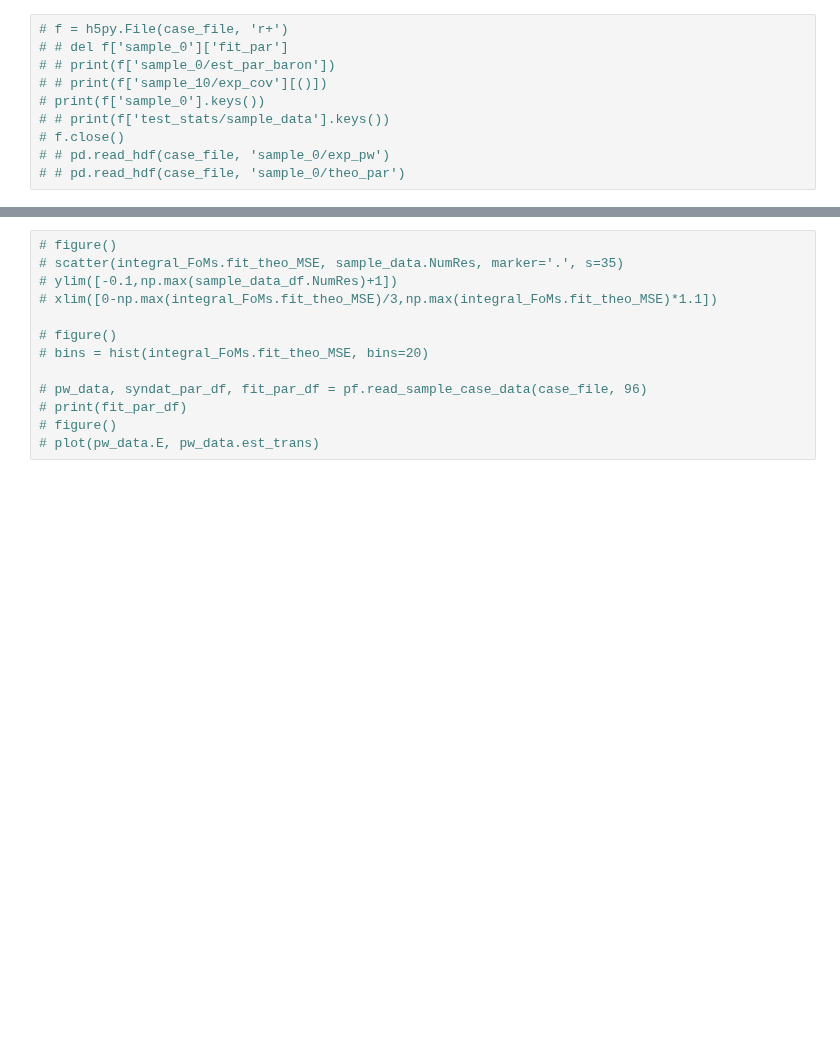
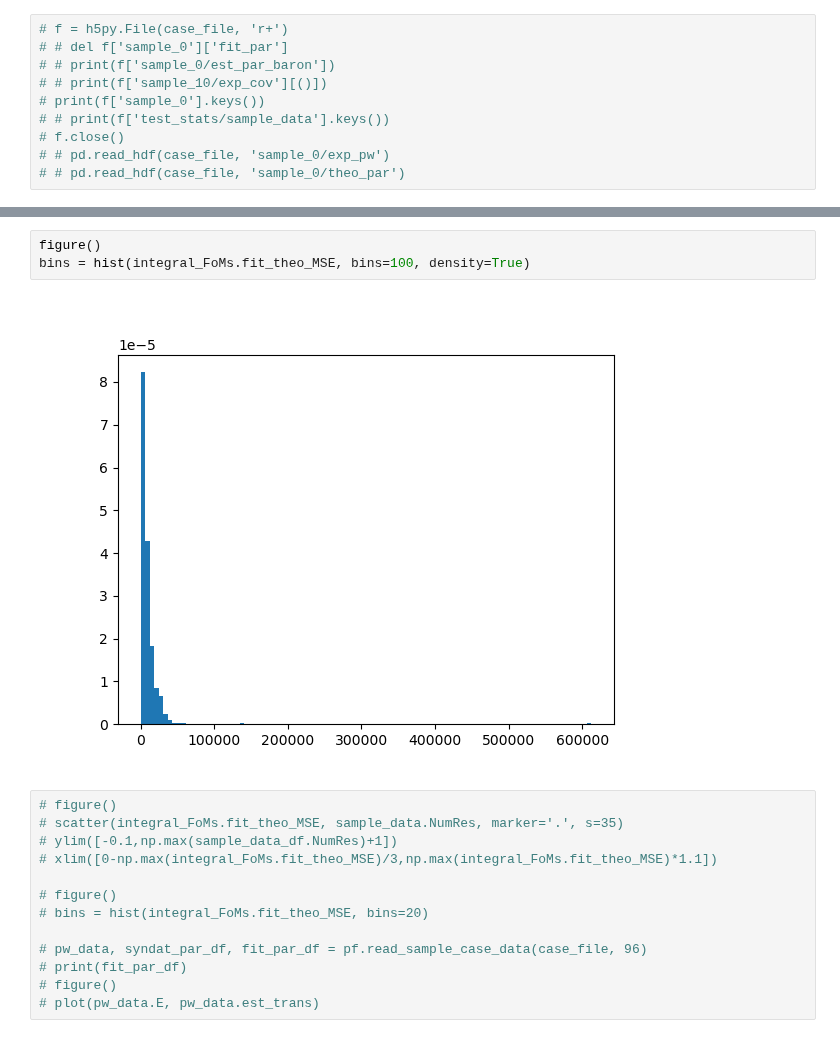
Before and after one commit to Naww137/ATARI, a Jupyter notebook: examples/UserExample_PiTFAll.ipynb, the cells around one changed output, grey strips where cells are left out. Saved outputs shown, nothing was run; the diff lists cells and outputs as text; blank space fills up the shorter version.

```diff
--- a/examples/UserExample_PiTFAll.ipynb
+++ b/examples/UserExample_PiTFAll.ipynb
@@ -157,3 +181,8 @@ integral_FoMs
+# %%
+figure()
+bins = hist(integral_FoMs.fit_theo_MSE, bins=100, density=True)
+# %% [output]
+[figure, added]
 # %%
 # figure()
 # scatter(integral_FoMs.fit_theo_MSE, sample_data.NumRes, marker='.', s=35)
```
Also changed, not shown: parts of 11 cells of this notebook, 22 other files.
